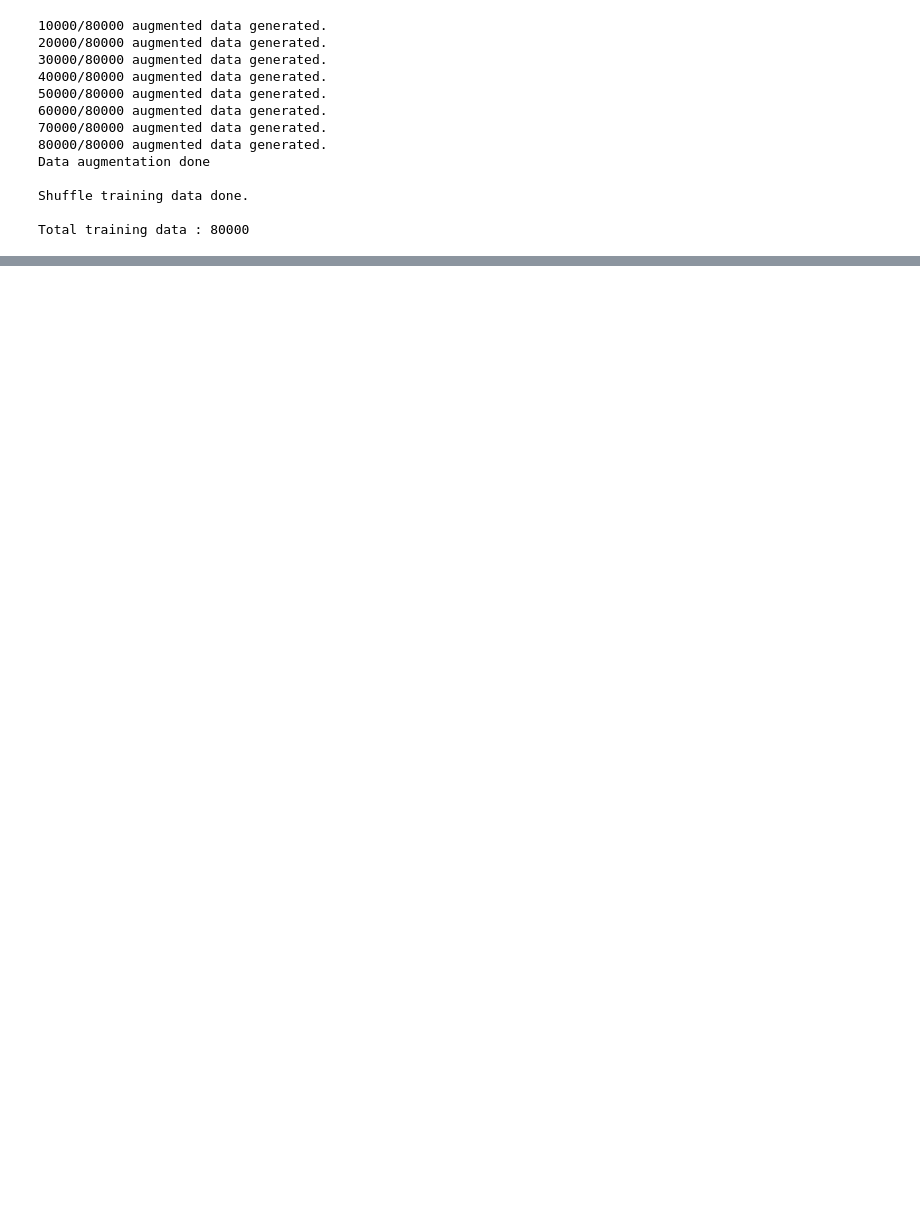
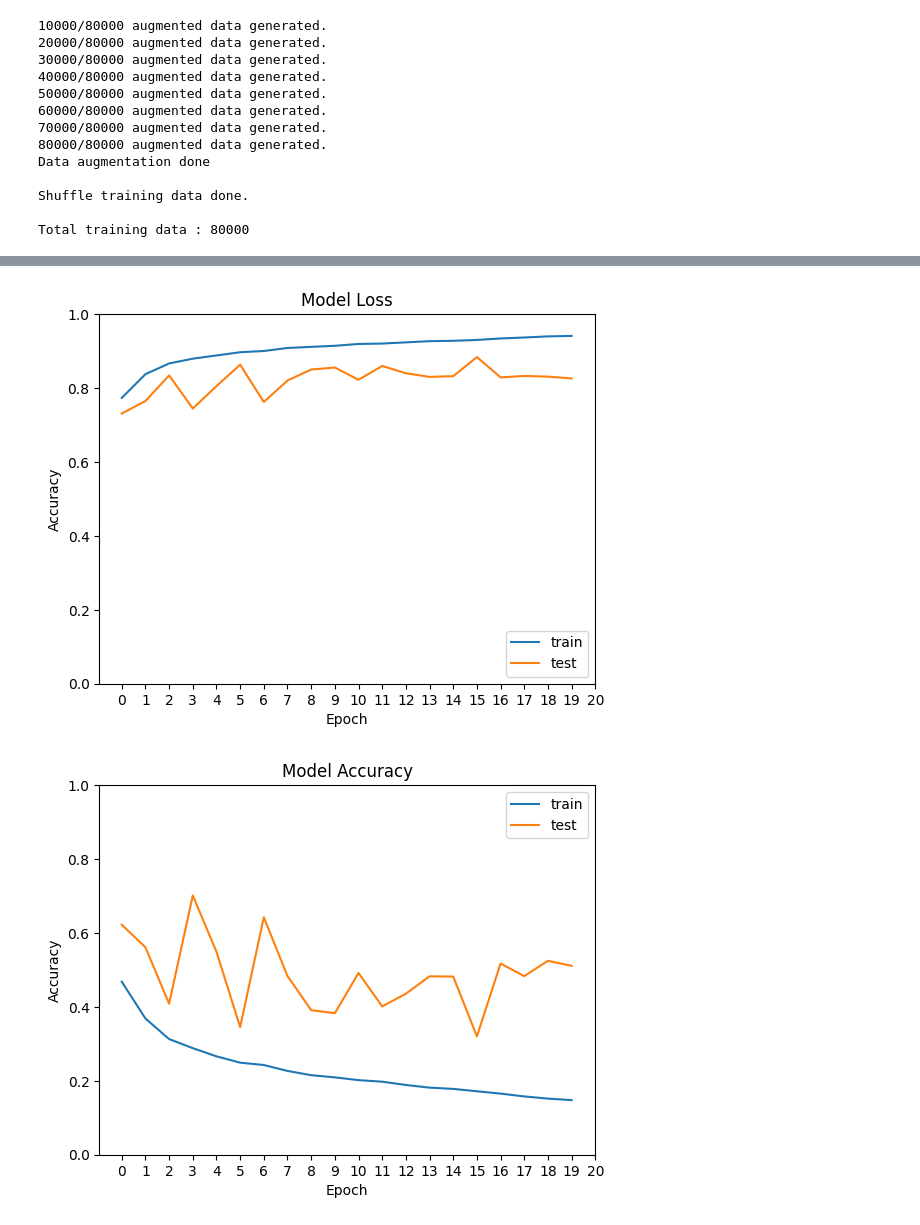
Before and after one commit to Ray-1026/AI_final_project, a Jupyter notebook: baseline.ipynb, the cells around one changed output, grey strips where cells are left out. Saved outputs shown, nothing was run; the diff lists cells and outputs as text; code cells hidden in the pictures; blank space fills up the shorter version.

```diff
--- a/baseline.ipynb
+++ b/baseline.ipynb
@@ -38,8 +38,9 @@ def TrainData():
     gen_image = []
     gen_label = []
     gen = ImageDataGenerator(
-        rotation_range=90,
-        horizontal_flip = True,
+        rotation_range=45,
+        horizontal_flip=True,
+        vertical_flip=True,
     )
     gen.fit(image)
 
@@ -126,0 +160,2 @@ test_x, test_y = TestData()
+# %%
+history = model.fit(train_x, train_y, epochs=20, batch_size=200, validation_data=(test_x, test_y))
@@ -126,0 +184,24 @@ test_x, test_y = TestData()
+# %%
+# Plot the loss and accuracy of training set.
+plt.plot(history.history['accuracy'])
+plt.plot(history.history['val_accuracy'])
+plt.xticks(range(0, 21, 1))
+plt.ylim(0, 1)
+plt.title('Model Loss')
+plt.ylabel('Accuracy')
+plt.xlabel('Epoch')
+plt.legend(['train', 'test'], loc='lower right')
+plt.show()
+
+plt.plot(history.history['loss'])
+plt.plot(history.history['val_loss'])
+plt.xticks(range(0, 21, 1))
+plt.ylim(0, 1)
+plt.title('Model Accuracy')
+plt.ylabel('Accuracy')
+plt.xlabel('Epoch')
+plt.legend(['train', 'test'], loc='upper right')
+plt.show()
+# %% [output]
+[figure, added]
+[figure, added]
```
Also changed, not shown: parts of 10 cells of this notebook, 2 other files.
